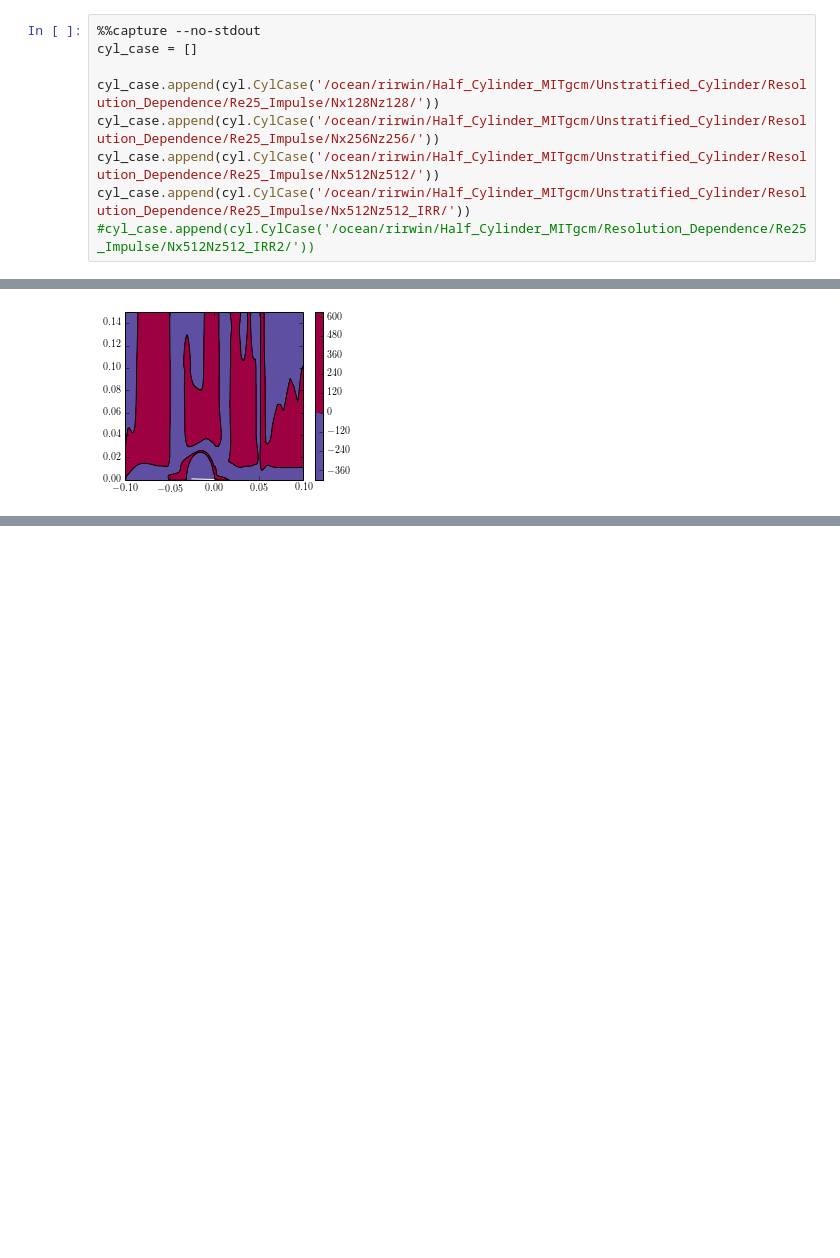
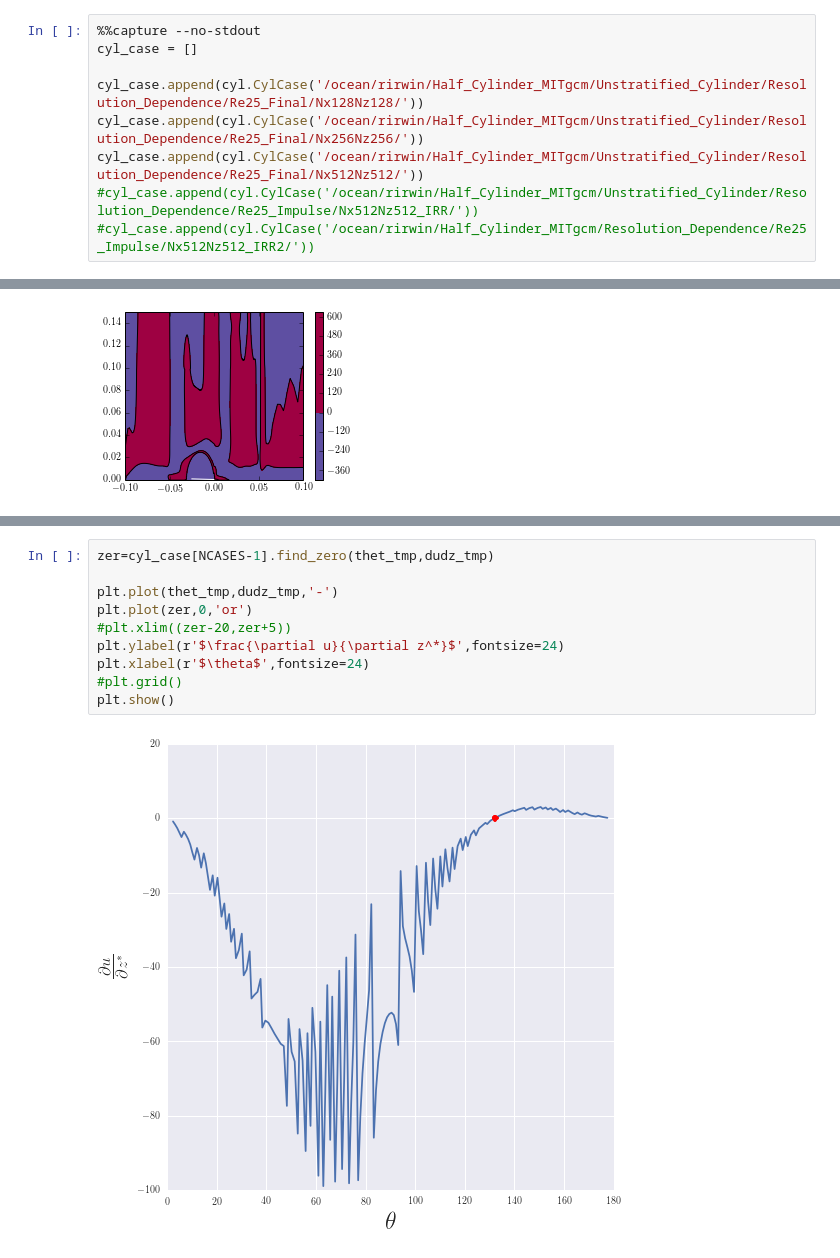
Before and after one commit to UBC-MOAD/flow_separation, a Jupyter notebook: half_cylinder_notebooks/feb2.ipynb, the cells around one changed output, grey strips where cells are left out. Cells and saved outputs as stored; diff of their text form; blank space fills up the shorter version.

```diff
--- a/half_cylinder_notebooks/feb2.ipynb
+++ b/half_cylinder_notebooks/feb2.ipynb
@@ -24,10 +27,10 @@ pylab.rcParams['figure.figsize'] = (10.0, 8.0)
 %%capture --no-stdout
 cyl_case = []
 
-cyl_case.append(cyl.CylCase('/ocean/rirwin/Half_Cylinder_MITgcm/Unstratified_Cylinder/Resolution_Dependence/Re25_Impulse/Nx128Nz128/'))
-cyl_case.append(cyl.CylCase('/ocean/rirwin/Half_Cylinder_MITgcm/Unstratified_Cylinder/Resolution_Dependence/Re25_Impulse/Nx256Nz256/'))
-cyl_case.append(cyl.CylCase('/ocean/rirwin/Half_Cylinder_MITgcm/Unstratified_Cylinder/Resolution_Dependence/Re25_Impulse/Nx512Nz512/'))
-cyl_case.append(cyl.CylCase('/ocean/rirwin/Half_Cylinder_MITgcm/Unstratified_Cylinder/Resolution_Dependence/Re25_Impulse/Nx512Nz512_IRR/'))
+cyl_case.append(cyl.CylCase('/ocean/rirwin/Half_Cylinder_MITgcm/Unstratified_Cylinder/Resolution_Dependence/Re25_Final/Nx128Nz128/'))
+cyl_case.append(cyl.CylCase('/ocean/rirwin/Half_Cylinder_MITgcm/Unstratified_Cylinder/Resolution_Dependence/Re25_Final/Nx256Nz256/'))
+cyl_case.append(cyl.CylCase('/ocean/rirwin/Half_Cylinder_MITgcm/Unstratified_Cylinder/Resolution_Dependence/Re25_Final/Nx512Nz512/'))
+#cyl_case.append(cyl.CylCase('/ocean/rirwin/Half_Cylinder_MITgcm/Unstratified_Cylinder/Resolution_Dependence/Re25_Impulse/Nx512Nz512_IRR/'))
 #cyl_case.append(cyl.CylCase('/ocean/rirwin/Half_Cylinder_MITgcm/Resolution_Dependence/Re25_Impulse/Nx512Nz512_IRR2/'))
 # %%
 NCASES = len(cyl_case)
@@ -253,3 +252,15 @@ gen_anim(cyl_case[ii],dout[ii],min(40*dout[ii],max_out[ii]),id_str[ii]+".mp4")
 HTML(embed_video(ii))
 # %% [output]
 [interactive output not drawn]
+# %%
+zer=cyl_case[NCASES-1].find_zero(thet_tmp,dudz_tmp)
+
+plt.plot(thet_tmp,dudz_tmp,'-')
+plt.plot(zer,0,'or')
+#plt.xlim((zer-20,zer+5))
+plt.ylabel(r'$\frac{\partial u}{\partial z^*}$',fontsize=24)
+plt.xlabel(r'$\theta$',fontsize=24)
+#plt.grid()
+plt.show()
+# %% [output]
+[figure, added]
```
Also changed, not shown: parts of 9 cells of this notebook, 3 other files.
